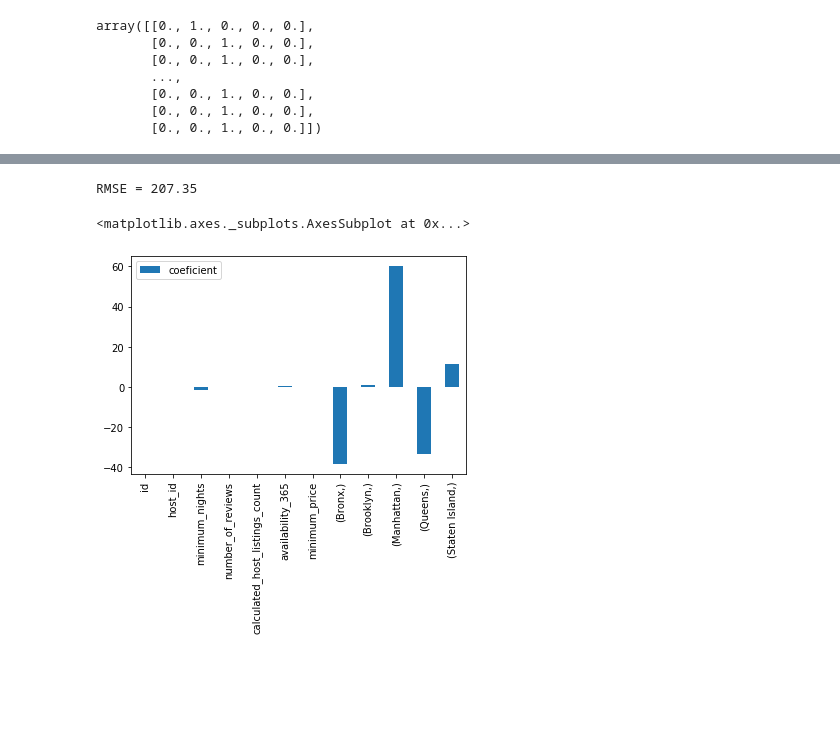
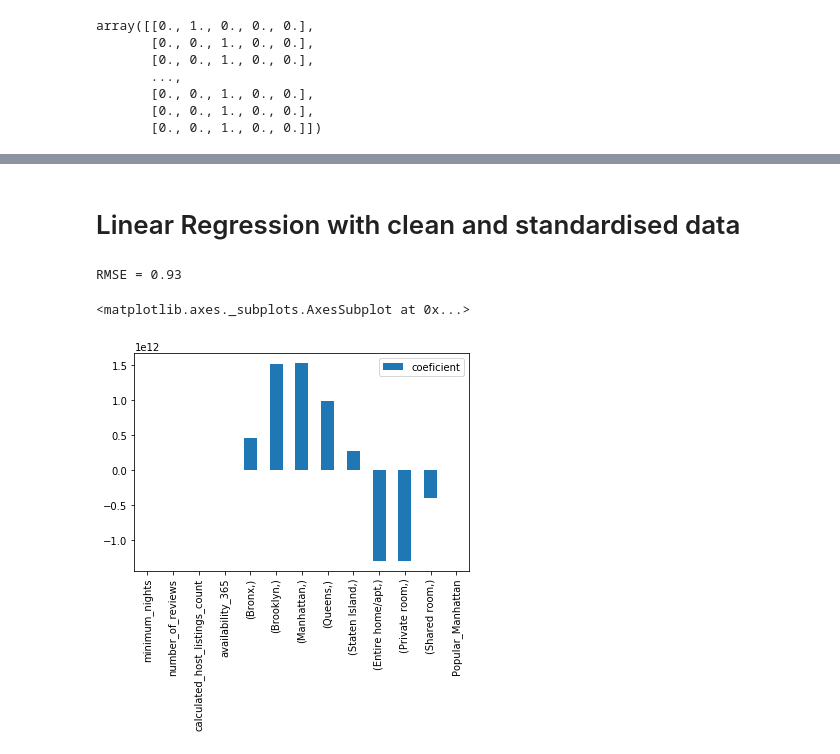
Before and after one commit to stanaityted/Airbnb, a Jupyter notebook: Airbnb data EDA.ipynb, the cells around one changed output, grey strips where cells are left out. Drawn from its saved outputs; the diff is of its cells as text; code cells hidden in the pictures; blank space fills up the shorter version.

```diff
--- a/Airbnb data EDA.ipynb
+++ b/Airbnb data EDA.ipynb
@@ -269,0 +252,2 @@ data
+# %%
+data = data.drop(drop_cols1, axis =1)
@@ -269,0 +258,3 @@ data
+# %%
+standard = StandardScaler().fit(data)
+data_scaled = standard.transform(data)
@@ -269,0 +268,2 @@ data
+# %%
+data_scaled = pd.DataFrame(data_scaled, columns = data.columns)
@@ -270,18 +290,18 @@ data
+# %% [markdown]
+# Linear Regression with clean and standardised data
 # %%
 lr = LinearRegression()
-lr.fit(data[mask].drop(['price', 'neighbourhood_group', 'neighbourhood',
-                       'room_type'], axis=1),
-       data[mask]['price'])
-pred = lr.predict(data[~mask].drop(['price', 'neighbourhood_group', 'neighbourhood',
-                       'room_type'], axis=1))
-print('RMSE = {0:.02f}'.format(np.sqrt(np.mean((pred - data[~mask]['price'])**2))))
+lr.fit(data_scaled[mask].drop(['price'] , axis = 1),
+       data_scaled[mask]['price'])
+pred = lr.predict(data_scaled[~mask].drop(['price'], axis = 1))
+print('RMSE = {0:.02f}'.format(
+np.sqrt(np.mean((pred - data_scaled[~mask]['price'])**2))))
 # %% [output]
-RMSE = 207.35
+RMSE = 0.93
 # %%
-pd.DataFrame(lr.coef_, columns=['coeficient'],
-    index=data[mask].drop(['price', 'neighbourhood_group', 'neighbourhood',
-                       'room_type'], axis=1).columns,
-             ).plot(kind='bar')
+pd.DataFrame(lr.coef_, columns = ['coeficient'],
+            index = data_scaled[mask].drop(['price'], axis = 1).columns,
+            ).plot(kind='bar')
 # %% [output]
 <matplotlib.axes._subplots.AxesSubplot at 0x...>
-[figure, old version]
+[figure, new version]
```
Also changed, not shown: parts of 62 cells of this notebook.
